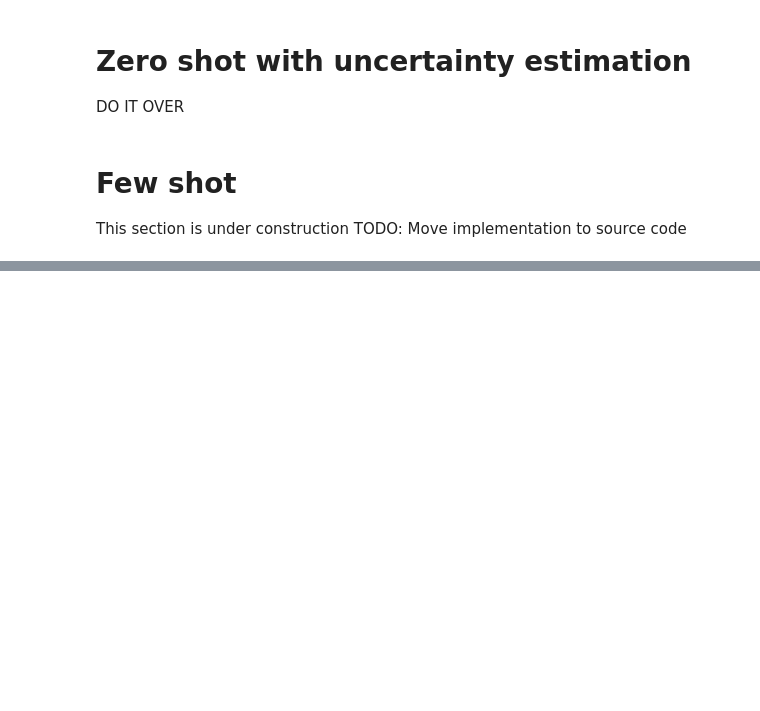
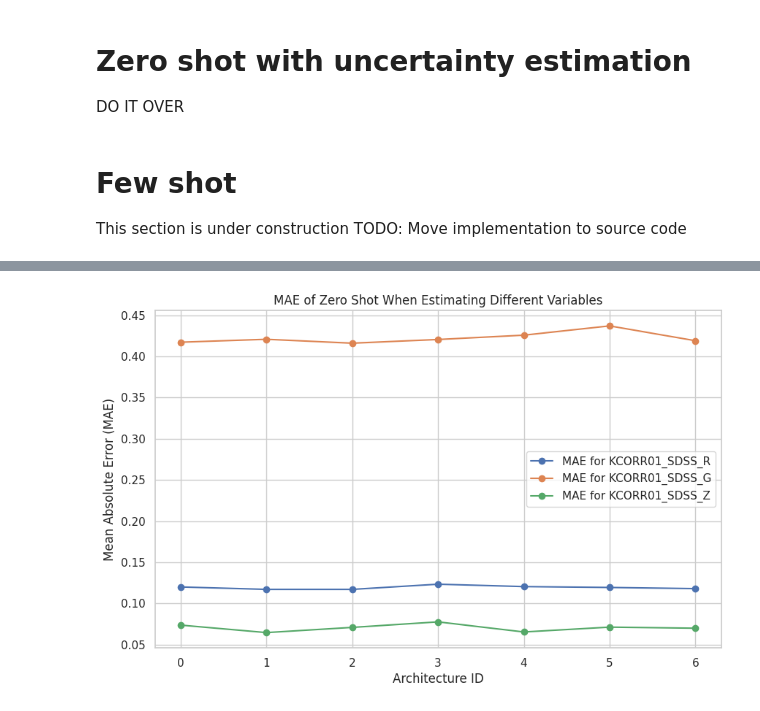
Before and after one commit to jere1882/deep-KCorrect, a Jupyter notebook: kcorrection/calculate_astroclip_kcorrection.ipynb, the cells around one changed output, grey strips where cells are left out. Saved outputs shown, nothing was run; the diff lists cells and outputs as text; code cells hidden in the pictures; blank space fills up the shorter version.

```diff
--- a/kcorrection/calculate_astroclip_kcorrection.ipynb
+++ b/kcorrection/calculate_astroclip_kcorrection.ipynb
@@ -559,0 +535,32 @@ stats
+# %%
+archs = [[32], [32,32], [32,32,32], [512], [512,512], [512,512,512], [512,256,126,32]]
+
+def plot_results_few_shot(target_variables):
+
+    # Create the figure for the plot
+    plt.figure(figsize=(10, 6))
+
+    # Loop through each variable and plot its corresponding MAE
+    for variable in target_variables:
+        # Filter results based on the variable
+        domain_zero = [(x, y) for (x, y) in results_few if y == variable]
+
+        # Extract num_neighbors, mae, and r2 values
+        arch_id = [x[0] for x in domain_zero]
+        mae = [results_few[x]['stats']['mae_knn'] for x in domain_zero]
+        r2 = [results_few[x]['stats']['r2_knn'] for x in domain_zero]
+
+        # Plot MAE for each variable
+        plt.plot(arch_id, mae, label=f'MAE for {variable}', marker='o')
+
+    # Add title and labels after the loop
+    plt.title('MAE of Zero Shot When Estimating Different Variables')
+    plt.xlabel('Architecture ID')
+    plt.ylabel('Mean Absolute Error (MAE)')
+
+    # Optionally add a grid, legend, and style improvements
+    plt.grid(True)
+    plt.legend()
+
+    # Show the plot (this will display all lines together)
+    plt.show()
@@ -559,0 +571,4 @@ stats
+# %%
+plot_results_few_shot(kcorrs)
+# %% [output]
+[figure, added]
```
Also changed, not shown: parts of 20 cells of this notebook, 4 other files.
